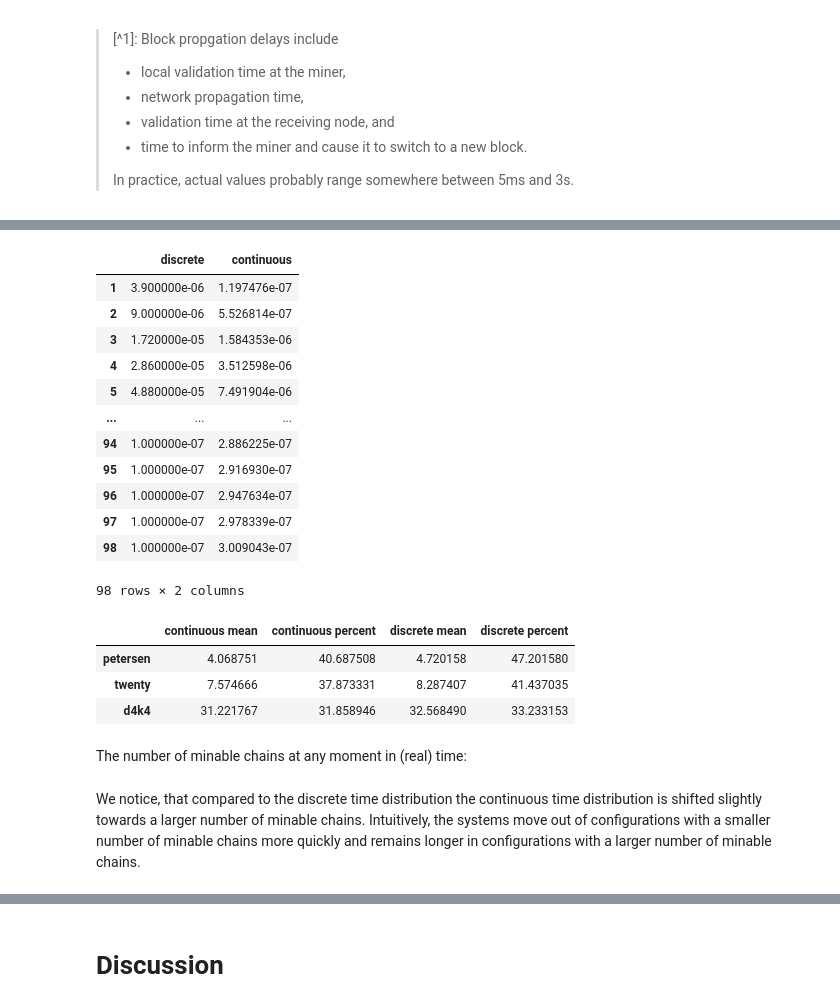
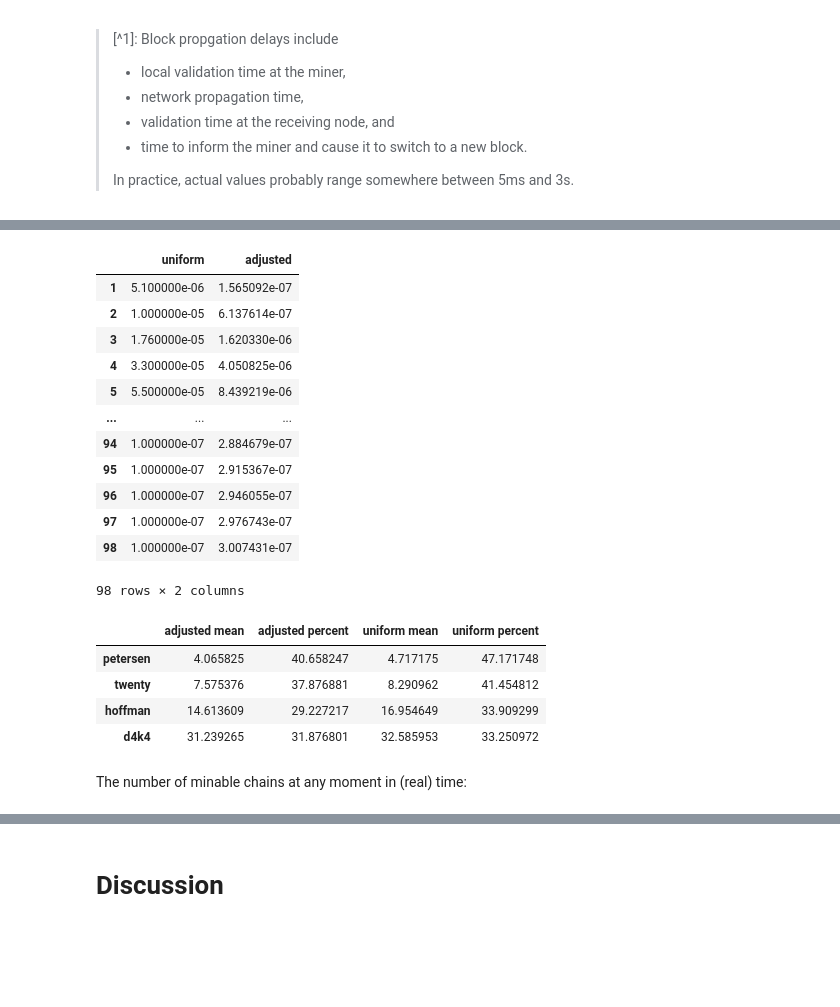
Before and after one commit to larskuhtz/ChainwebSimulations, a Jupyter notebook: Configurations.ipynb, the cells around one changed output, grey strips where cells are left out. Drawn from its saved outputs; the diff is of its cells as text; code cells hidden in the pictures; blank space fills up the shorter version.

```diff
--- a/Configurations.ipynb
+++ b/Configurations.ipynb
@@ -822,7 +815,7 @@ def plot_columns(df):
 # %% [markdown]
 ### Sample Petersen Graph
 # %%
-petersen_hists, petersen_stats = run_samples(graphs.Petersen, [3,4,5,6])
+petersen_hists, petersen_stats = run_samples(graphs.Petersen, [3,4,5,6,7])
 petersen_stats['pi'] = [len(petersen_confs['pi']), (petersen_confs['n'] * petersen_confs['pi']).sum(), np.NAN]
 petersen_stats
 # %% [output]
@@ -998,25 +992,25 @@ $$
 $$
 # %%
 def ctmc(series, alpha=lambda _: 1):
-    r = pd.DataFrame({'discrete' : series})
-    t = r['discrete'] * alpha(r.index)
-    r['continuous'] = t / t.sum()
+    r = pd.DataFrame({'uniform' : series})
+    t = r['uniform'] * alpha(r.index)
+    r['adjusted'] = t / t.sum()
     return r
 # %%
 r = ctmc(d4k4_hists['e7'], lambda x: 0.98 * x)
 r
 # %% [output]
-|  | discrete | continuous |
-| 1 | 3.900000e-06 | 1.197476e-07 |
-| 2 | 9.000000e-06 | 5.526814e-07 |
-| 3 | 1.720000e-05 | 1.584353e-06 |
-| 4 | 2.860000e-05 | 3.512598e-06 |
-| 5 | 4.880000e-05 | 7.491904e-06 |
+|  | uniform | adjusted |
+| 1 | 5.100000e-06 | 1.565092e-07 |
+| 2 | 1.000000e-05 | 6.137614e-07 |
+| 3 | 1.760000e-05 | 1.620330e-06 |
+| 4 | 3.300000e-05 | 4.050825e-06 |
+| 5 | 5.500000e-05 | 8.439219e-06 |
 | ... | ... | ... |
-| 94 | 1.000000e-07 | 2.886225e-07 |
-| 95 | 1.000000e-07 | 2.916930e-07 |
-| 96 | 1.000000e-07 | 2.947634e-07 |
-| 97 | 1.000000e-07 | 2.978339e-07 |
-| 98 | 1.000000e-07 | 3.009043e-07 |
+| 94 | 1.000000e-07 | 2.884679e-07 |
+| 95 | 1.000000e-07 | 2.915367e-07 |
+| 96 | 1.000000e-07 | 2.946055e-07 |
+| 97 | 1.000000e-07 | 2.976743e-07 |
+| 98 | 1.000000e-07 | 3.007431e-07 |
 98 rows × 2 columns
 # %%
@@ -1030,26 +1026,22 @@ ctmcs = {
     'd4k4': ctmc(d4k4_hists['e7'], alpha(98)),
 }
 # %%
-r = pd.DataFrame(columns=['continuous mean', 'continuous percent', 'discrete mean', 'discrete percent'])
+r = pd.DataFrame(columns=['adjusted mean', 'adjusted percent', 'uniform mean', 'uniform percent'])
 for n,d in ctmcs.items():
-    contmean = (d['continuous'] * d.index).sum()
+    contmean = (d['adjusted'] * d.index).sum()
     contpercent = 100 * contmean / d.index.max()
-    discmean = (d['discrete'] * d.index).sum()
+    discmean = (d['uniform'] * d.index).sum()
     discpercent = 100 * discmean / d.index.max()
     r.loc[n] = [contmean, contpercent, discmean, discpercent]
 r
 # %% [output]
-|  | continuous mean | continuous percent | discrete mean | discrete percent |
-| petersen | 4.068751 | 40.687508 | 4.720158 | 47.201580 |
-| twenty | 7.574666 | 37.873331 | 8.287407 | 41.437035 |
-| d4k4 | 31.221767 | 31.858946 | 32.568490 | 33.233153 |
+|  | adjusted mean | adjusted percent | uniform mean | uniform percent |
+| petersen | 4.065825 | 40.658247 | 4.717175 | 47.171748 |
+| twenty | 7.575376 | 37.876881 | 8.290962 | 41.454812 |
+| hoffman | 14.613609 | 29.227217 | 16.954649 | 33.909299 |
+| d4k4 | 31.239265 | 31.876801 | 32.585953 | 33.250972 |
 # %% [markdown]
 The number of minable chains at any moment in (real) time:
-# %% [markdown]
-We notice, that compared to the discrete time distribution the continuous time distribution
-is shifted slightly towards a larger number of minable chains. Intuitively, the systems move
-out of configurations with a smaller number of minable chains more quickly and remains longer
-in configurations with a larger number of minable chains.
 # %%
 plot_columns(ctmcs['petersen'])
 plt.show()
```
Also changed, not shown: parts of 27 cells of this notebook.
